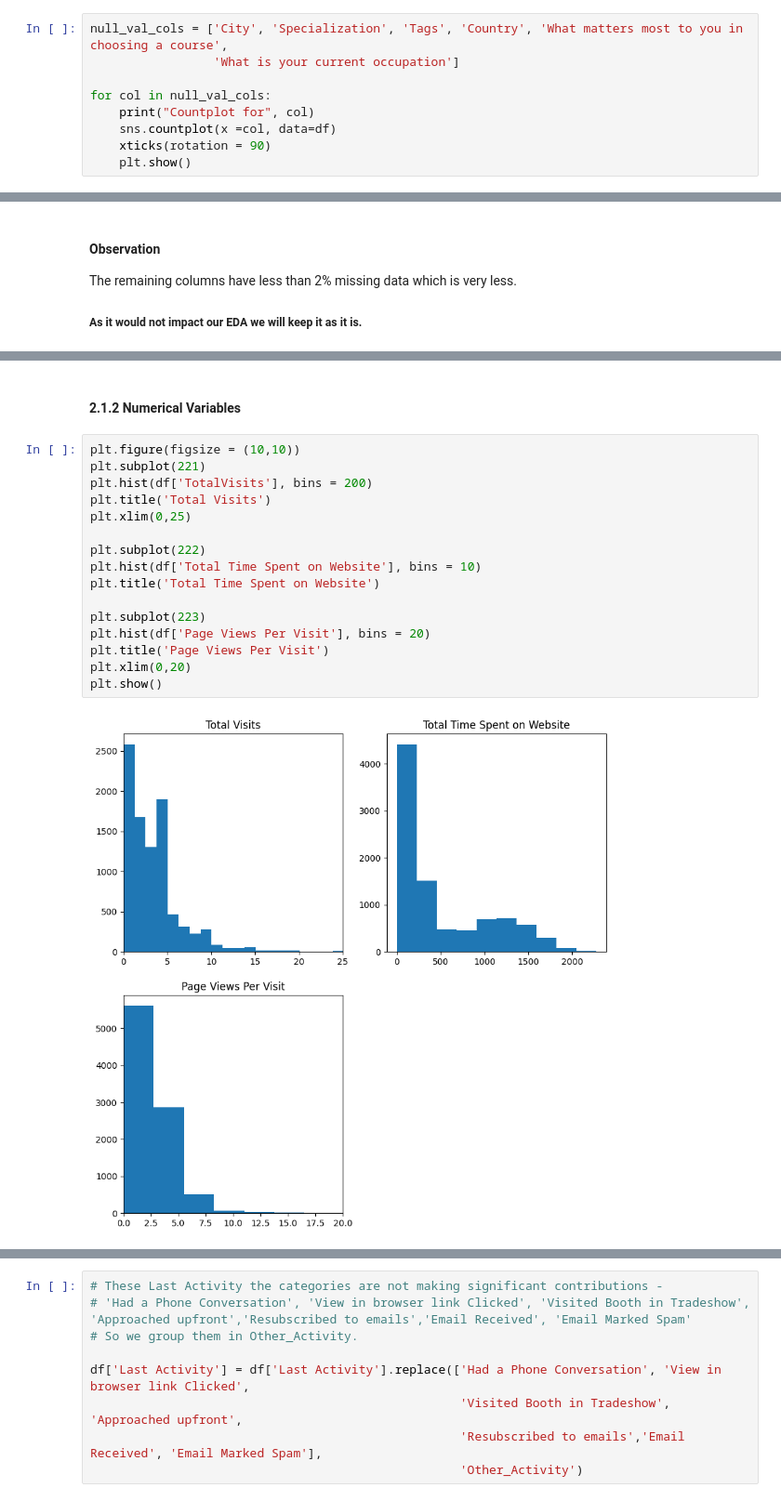
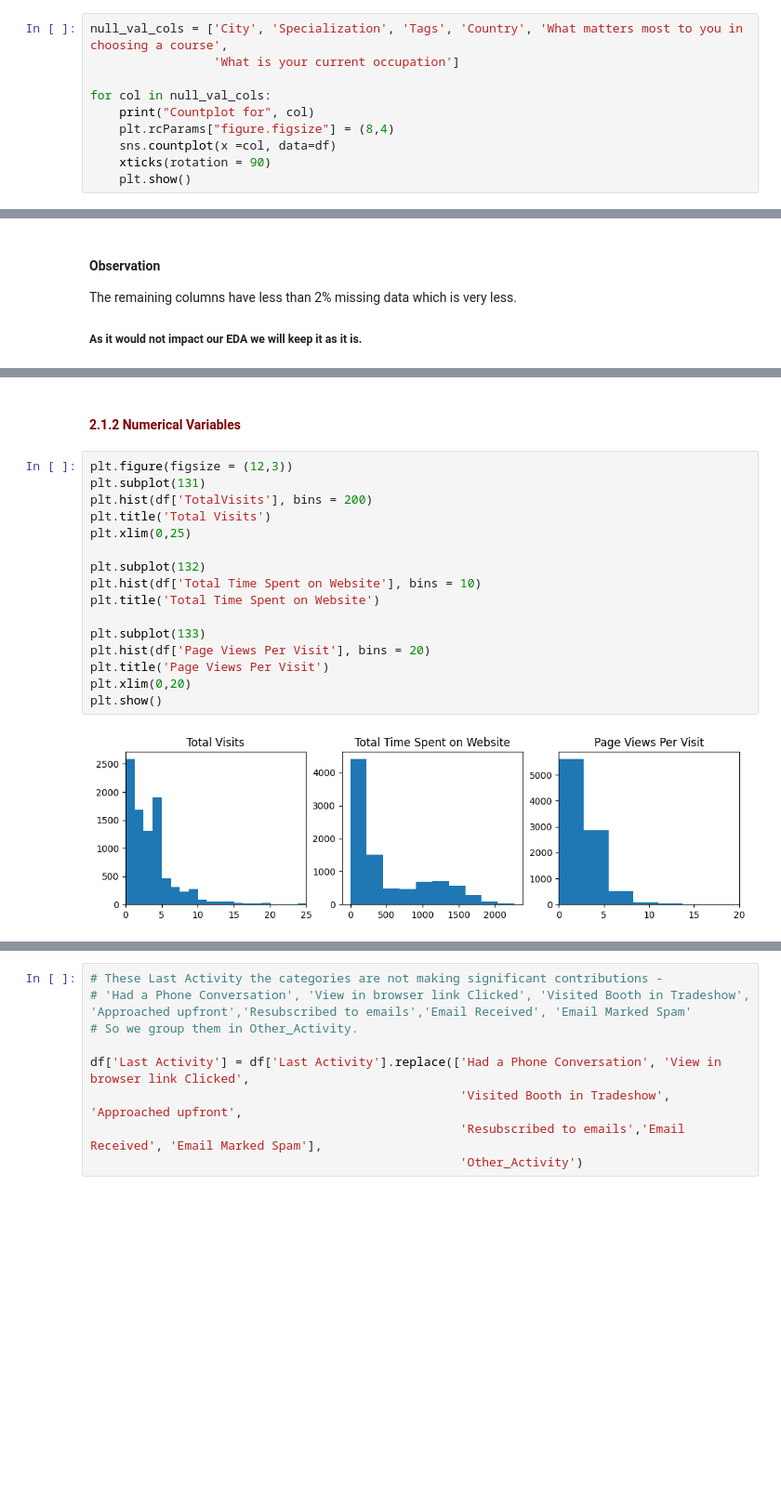
Before and after one commit to priyamishraa/Lead-Score-Case-Study, a Jupyter notebook: Lead_Scoring_Case_Study.ipynb, the cells around one changed output, grey strips where cells are left out. Shown at 93% size. Cells and saved outputs as stored; diff of their text form; blank space fills up the shorter version.

```diff
--- a/Lead_Scoring_Case_Study.ipynb
+++ b/Lead_Scoring_Case_Study.ipynb
@@ -173,6 +183,7 @@ null_val_cols = ['City', 'Specialization', 'Tags', 'Country', 'What matters most
 
 for col in null_val_cols:
     print("Countplot for", col)
+    plt.rcParams["figure.figsize"] = (8,4)
     sns.countplot(x =col, data=df)
     xticks(rotation = 90)
     plt.show()
@@ -334,21 +343,21 @@ plt.show()
 # %% [markdown]
-#### 2.1.2 Numerical Variables
+#### <font color = maroon>2.1.2 Numerical Variables</font>
 # %%
-plt.figure(figsize = (10,10))
-plt.subplot(221)
+plt.figure(figsize = (12,3))
+plt.subplot(131)
 plt.hist(df['TotalVisits'], bins = 200)
 plt.title('Total Visits')
 plt.xlim(0,25)
 
-plt.subplot(222)
+plt.subplot(132)
 plt.hist(df['Total Time Spent on Website'], bins = 10)
 plt.title('Total Time Spent on Website')
 
-plt.subplot(223)
+plt.subplot(133)
 plt.hist(df['Page Views Per Visit'], bins = 20)
 plt.title('Page Views Per Visit')
 plt.xlim(0,20)
 plt.show()
 # %% [output]
-[figure, old version]
+[figure, new version]
 # %% [markdown]
```
Also changed, not shown: parts of 74 cells of this notebook.
